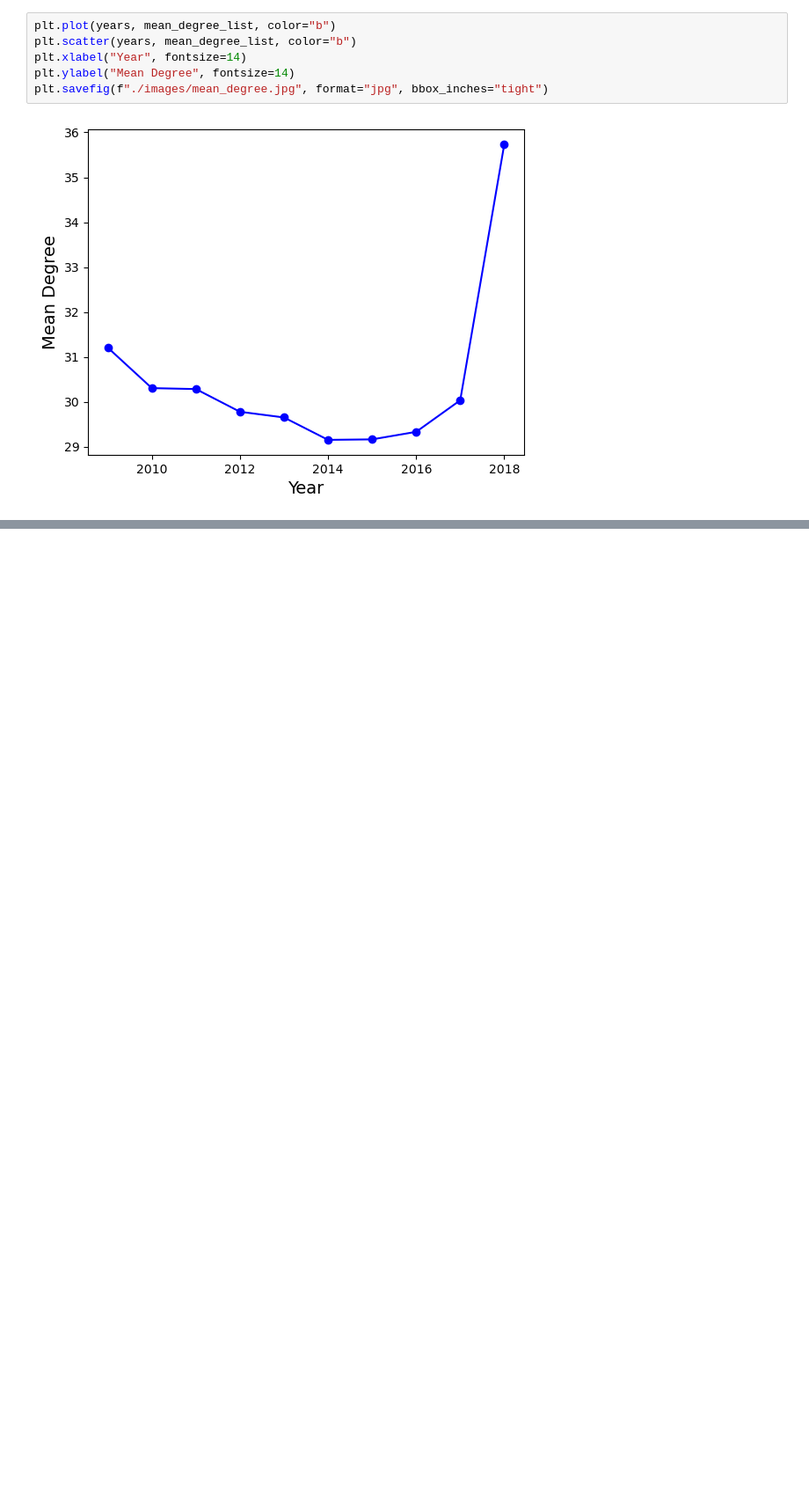
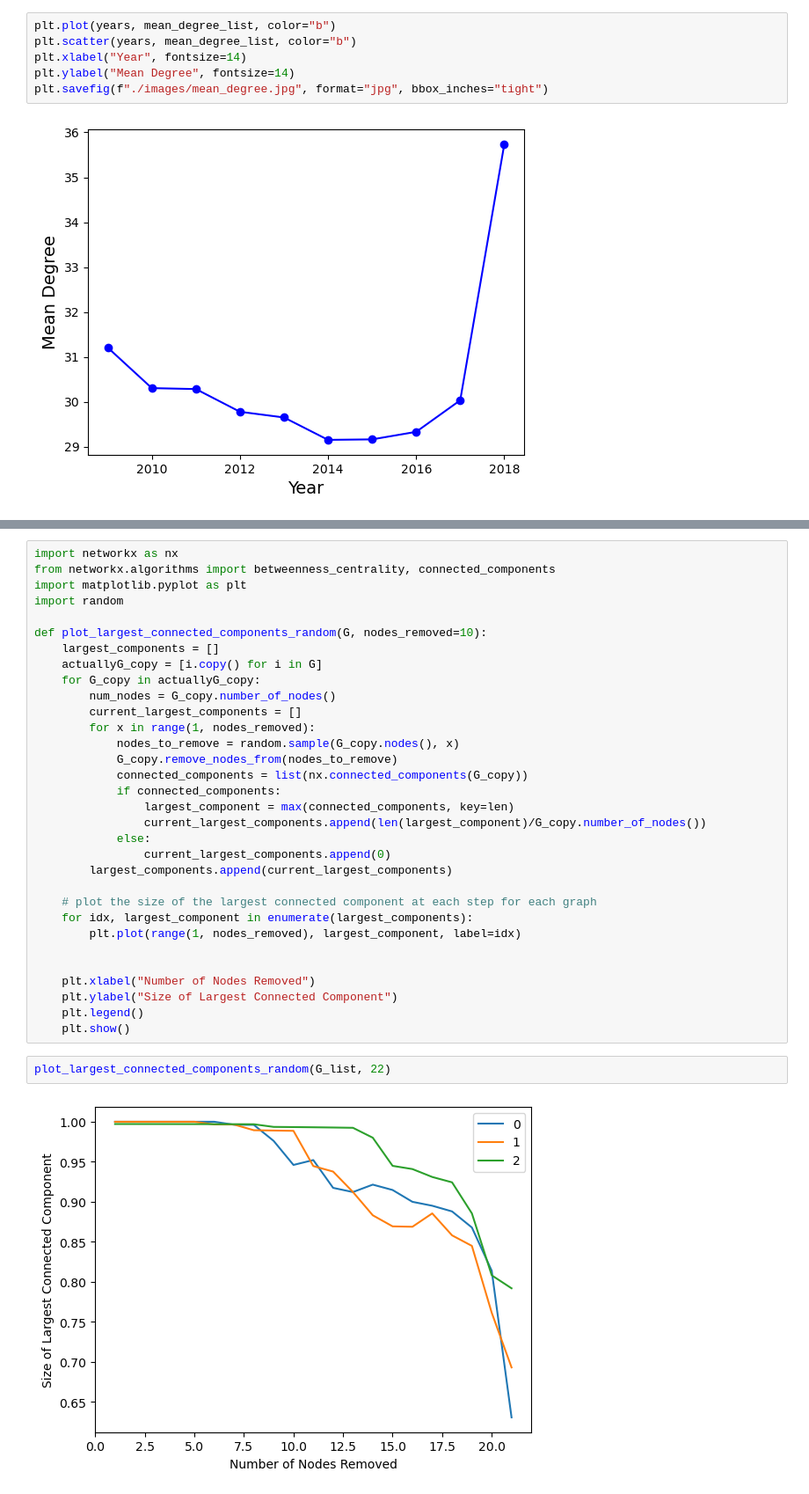
Before and after one commit to cheungbrenden/math168project, a Jupyter notebook: brenden_graphs.ipynb, the cells around one changed output, grey strips where cells are left out. Shown at 88% size. Cells and saved outputs as stored; diff of their text form; blank space fills up the shorter version.

```diff
--- a/brenden_graphs.ipynb
+++ b/brenden_graphs.ipynb
@@ -196,0 +259,36 @@ plt.savefig(f"./images/betweenness_centrality_unweighted.jpg", format="jpg", bbo
+# %%
+import networkx as nx
+from networkx.algorithms import betweenness_centrality, connected_components
+import matplotlib.pyplot as plt
+import random
+
+def plot_largest_connected_components_random(G, nodes_removed=10):
+    largest_components = []
+    actuallyG_copy = [i.copy() for i in G]
+    for G_copy in actuallyG_copy:
+        num_nodes = G_copy.number_of_nodes()
+        current_largest_components = []
+        for x in range(1, nodes_removed):
+            nodes_to_remove = random.sample(G_copy.nodes(), x)
+            G_copy.remove_nodes_from(nodes_to_remove)
+            connected_components = list(nx.connected_components(G_copy))
+            if connected_components:
+                largest_component = max(connected_components, key=len)
+                current_largest_components.append(len(largest_component)/G_copy.number_of_nodes())
+            else:
+                current_largest_components.append(0)
+        largest_components.append(current_largest_components)
+
+    # plot the size of the largest connected component at each step for each graph
+    for idx, largest_component in enumerate(largest_components):
+        plt.plot(range(1, nodes_removed), largest_component, label=idx)
+
+
+    plt.xlabel("Number of Nodes Removed")
+    plt.ylabel("Size of Largest Connected Component")
+    plt.legend()
+    plt.show()
+# %%
+plot_largest_connected_components_random(G_list, 22)
+# %% [output]
+[figure, added]
```
Also changed, not shown: parts of 27 cells of this notebook.
